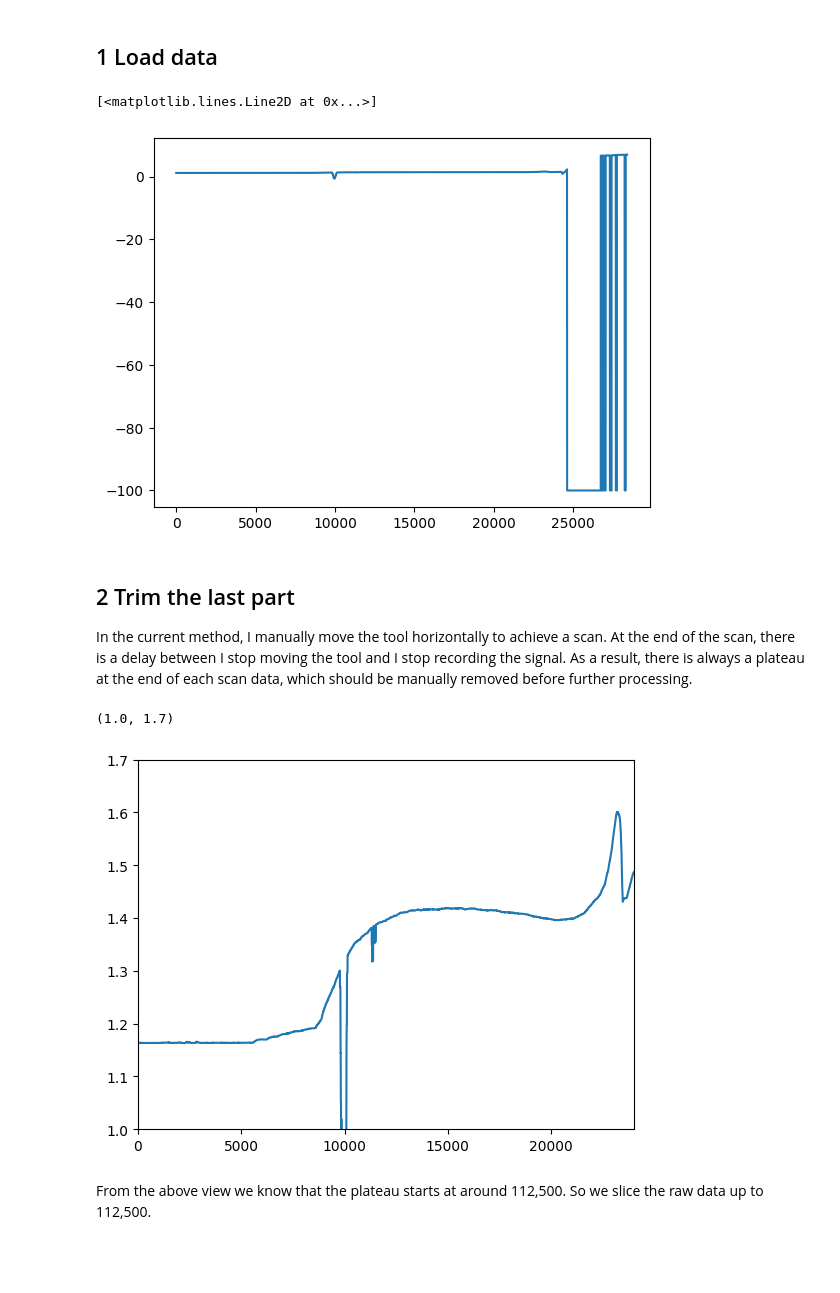
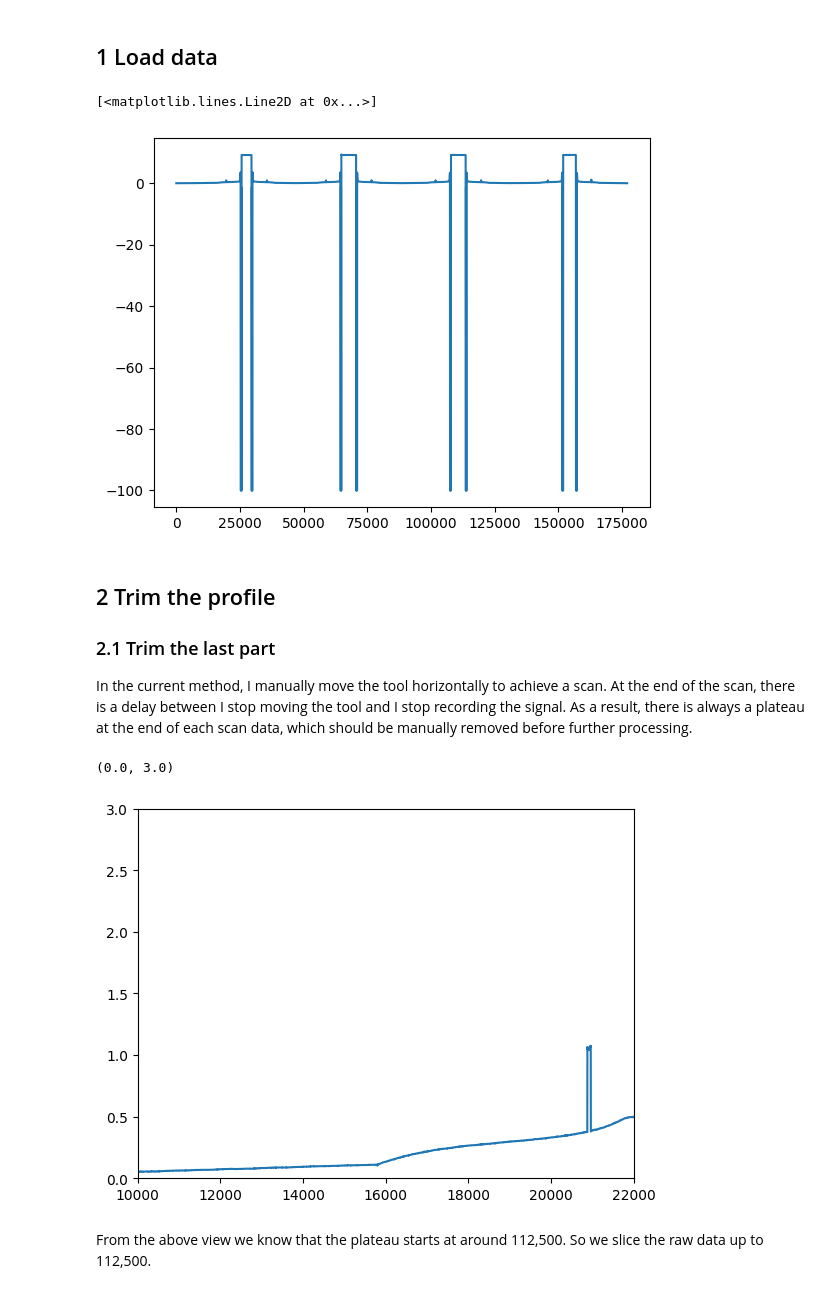
Before and after one commit to ZLoverty/WPM, a Jupyter notebook: Code/Surface_profile.ipynb, the cells around one changed output. Cells and saved outputs as stored; diff of their text form; code cells hidden in the pictures; blank space fills up the shorter version.

Commit message:
analyze multiple profiles in one run

```diff
--- a/Code/Surface_profile.ipynb
+++ b/Code/Surface_profile.ipynb
@@ -11,24 +11,26 @@ from scipy.signal import medfilt
 # %% [markdown]
 ## 1 Load data
 # %%
-folder = r"E:\WPM\04102024\juice"
-filename = "beet-1"
+folder = r"E:\WPM\04182024"
+filename = "r_v-3"
 raw = pd.read_csv(os.path.join(folder, filename+".csv"), usecols=[1], skiprows=12)
 plt.plot(raw)
 # %% [output]
 [<matplotlib.lines.Line2D at 0x...>]
-[figure, old version]
+[figure, new version]
 # %% [markdown]
-## 2 Trim the last part
+## 2 Trim the profile
+
+### 2.1 Trim the last part
 
 In the current method, I manually move the tool horizontally to achieve a scan. At the end of the scan, there is a delay between I stop moving the tool and I stop recording the signal. As a result, there is always a plateau at the end of each scan data, which should be manually removed before further processing.
 # %%
 plt.plot(raw)
-plt.xlim([0, 24000])
-plt.ylim([1, 1.7])
+plt.xlim([10000, 22000])
+plt.ylim([0, 3])
 # %% [output]
-(1.0, 1.7)
+(0.0, 3.0)
-[figure, old version]
+[figure, new version]
 # %% [markdown]
 From the above view we know that the plateau starts at around 112,500. So we slice the raw data up to 112,500.
 # %%
```
Also changed, not shown: parts of 26 cells of this notebook.
